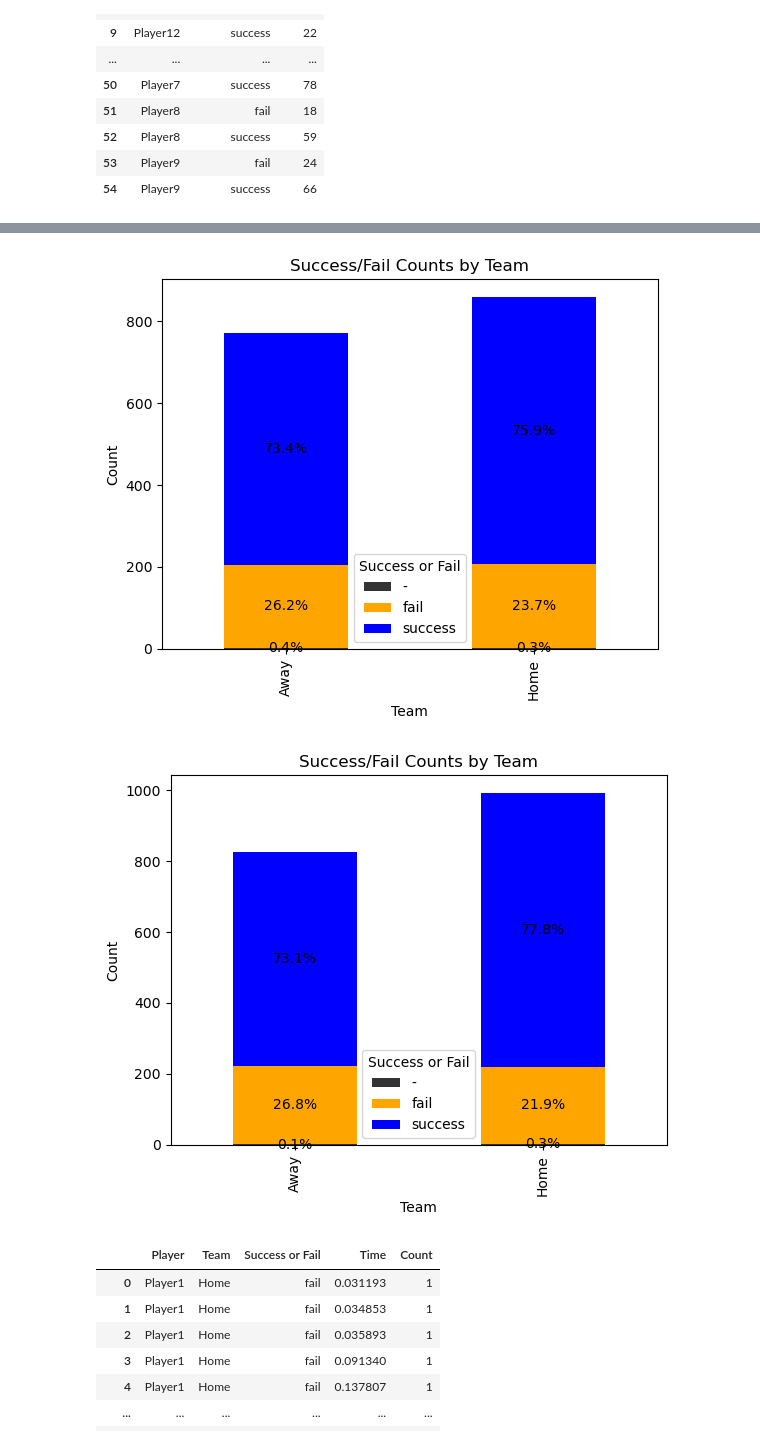
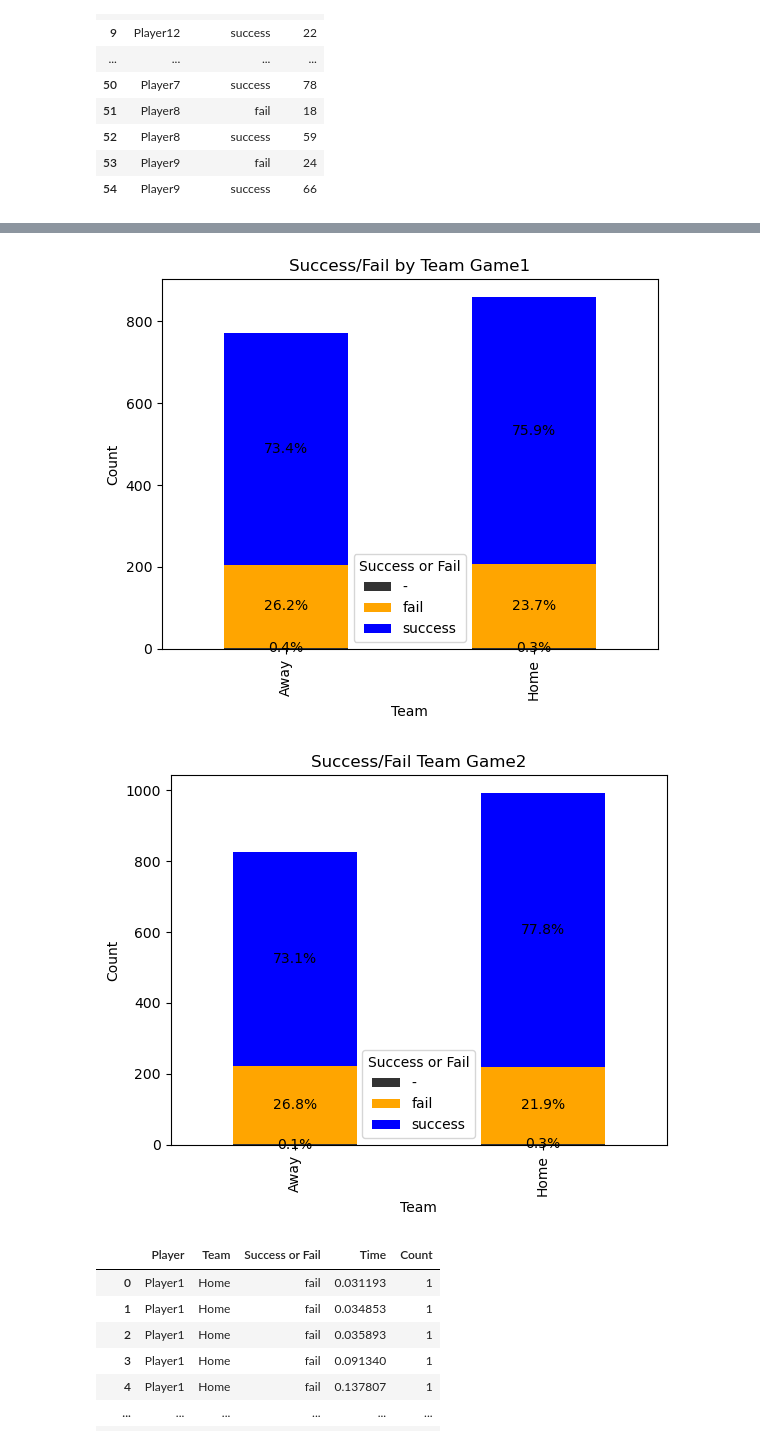
Before and after one commit to lnyousif/Football101, a Jupyter notebook: Rami Notebook.ipynb, the cells around one changed output, grey strips where cells are left out. Cells and saved outputs as stored; diff of their text form; code cells hidden in the pictures.

```diff
--- a/Rami Notebook.ipynb
+++ b/Rami Notebook.ipynb
@@ -433,35 +436,36 @@ Team_success_df2.columns = ['Team','Success or Fail','Count']
 
 # Define a colorblind-friendly color palette for success and fail
 category_colors = {'success': 'blue', 'fail': 'orange'}  # Adjust as needed
 
 # Pivot the DataFrame
 pivot_df = Team_success_df.pivot(index='Team', columns='Success or Fail', values='Count')
 
 # Calculate the percentages
 percent_df = pivot_df.div(pivot_df.sum(axis=1), axis=0) * 100
 
 # Plot with colorblind-friendly colors
 ax = pivot_df.plot(kind='bar', stacked=True, color=[category_colors.get(x, '#333333') for x in pivot_df.columns])
 
 plt.xlabel('Team')
 plt.ylabel('Count')
-plt.title('Success/Fail Counts by Team')
+plt.title('Success/Fail by Team Game1')
 
 # Annotate with percentages
 for i, (team, row) in enumerate(pivot_df.iterrows()):
     for j, (category, count) in enumerate(row.items()):
         percentage = percent_df.loc[team, category]
         if count > 0:  # To avoid displaying 0% on empty bars
             y_offset = pivot_df.loc[team, :].iloc[:j].sum() + count / 2
             ax.annotate(f'{percentage:.1f}%',
                         xy=(i, y_offset),
                         xytext=(0, 0),  # Offset
                         textcoords="offset points",
                         ha='center', va='center')
+plt.savefig('SucessRateTeamG1.png')
 
 plt.show()
 # %% [output]
-[figure, old version]
+[figure, new version]
 # %%
 
 category_colors = {'success': 'blue', 'fail': 'orange'}  # Adjust as needed
@@ -477,7 +481,7 @@ ax = pivot_df.plot(kind='bar', stacked=True, color=[category_colors.get(x, '#333
 
 plt.xlabel('Team')
 plt.ylabel('Count')
-plt.title('Success/Fail Counts by Team')
+plt.title('Success/Fail Team Game2')
 
 # Annotate with percentages
 for i, (team, row) in enumerate(pivot_df.iterrows()):
@@ -490,10 +494,11 @@ for i, (team, row) in enumerate(pivot_df.iterrows()):
                         xytext=(0, 0),  # Offset
                         textcoords="offset points",
                         ha='center', va='center')
+plt.savefig('SucessRateTeamG2.png')
 
 plt.show()
 # %% [output]
-[figure, old version]
+[figure, new version]
 # %%
 player_success_time_df = sample_game_1_events.groupby(by= ['From','Team','Sucess or Fail','End Time [s]'])[['Sucess or Fail']].count()
 player_success_time_df.index.names = ['Player','Team','d/f','time']
```
Also changed, not shown: parts of 9 cells of this notebook, 6 other files.
